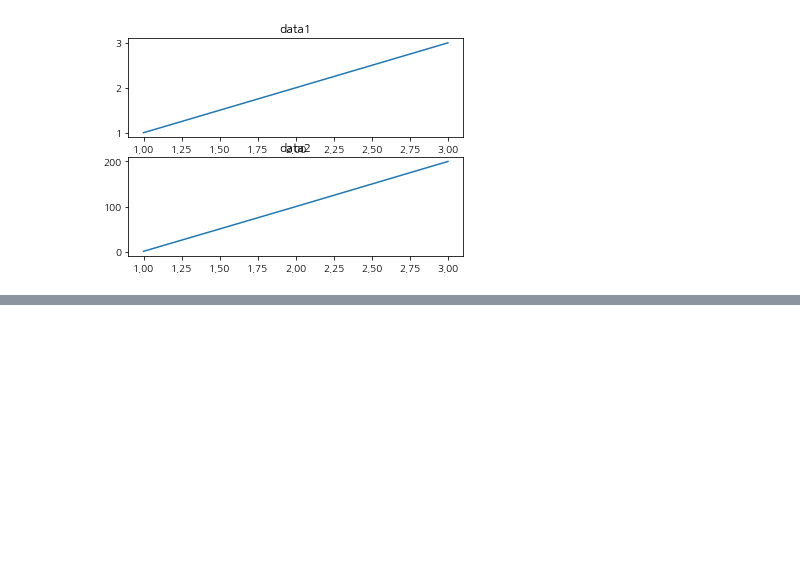
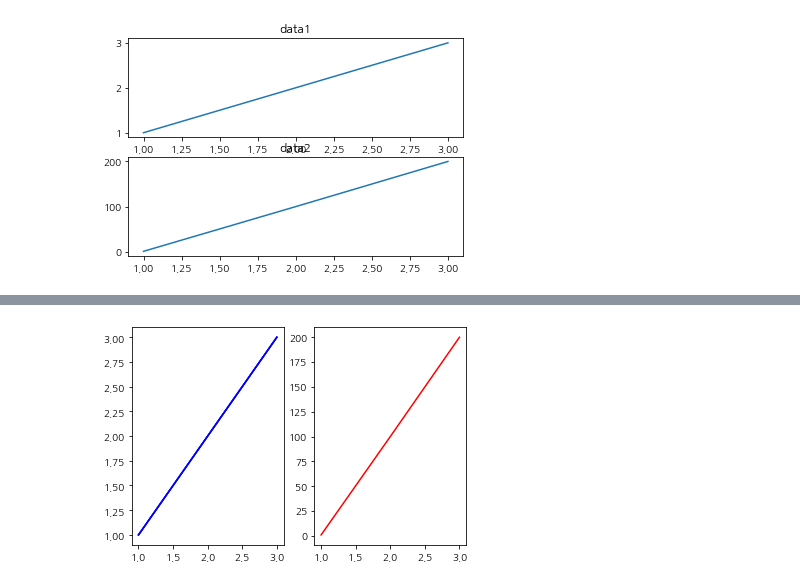
Before and after one commit to hitzza/git-practice-python, a Jupyter notebook: ex/fastcamp/plt.ipynb, the cells around one changed output, grey strips where cells are left out. Cells and saved outputs as stored; diff of their text form; code cells hidden in the pictures; blank space fills up the shorter version.

```diff
--- a/ex/fastcamp/plt.ipynb
+++ b/ex/fastcamp/plt.ipynb
@@ -143,0 +164,9 @@ Text(0.5, 1.0, 'data2')
+# %%
+#fig
+#axe1
+axe1[0].plot(x1,y1,color='blue')
+axe1[1].plot(x2,y2,color='red')
+
+fig
+# %% [output]
+[figure, added]
```
Also changed, not shown: parts of 9 cells of this notebook, 4 other files.
